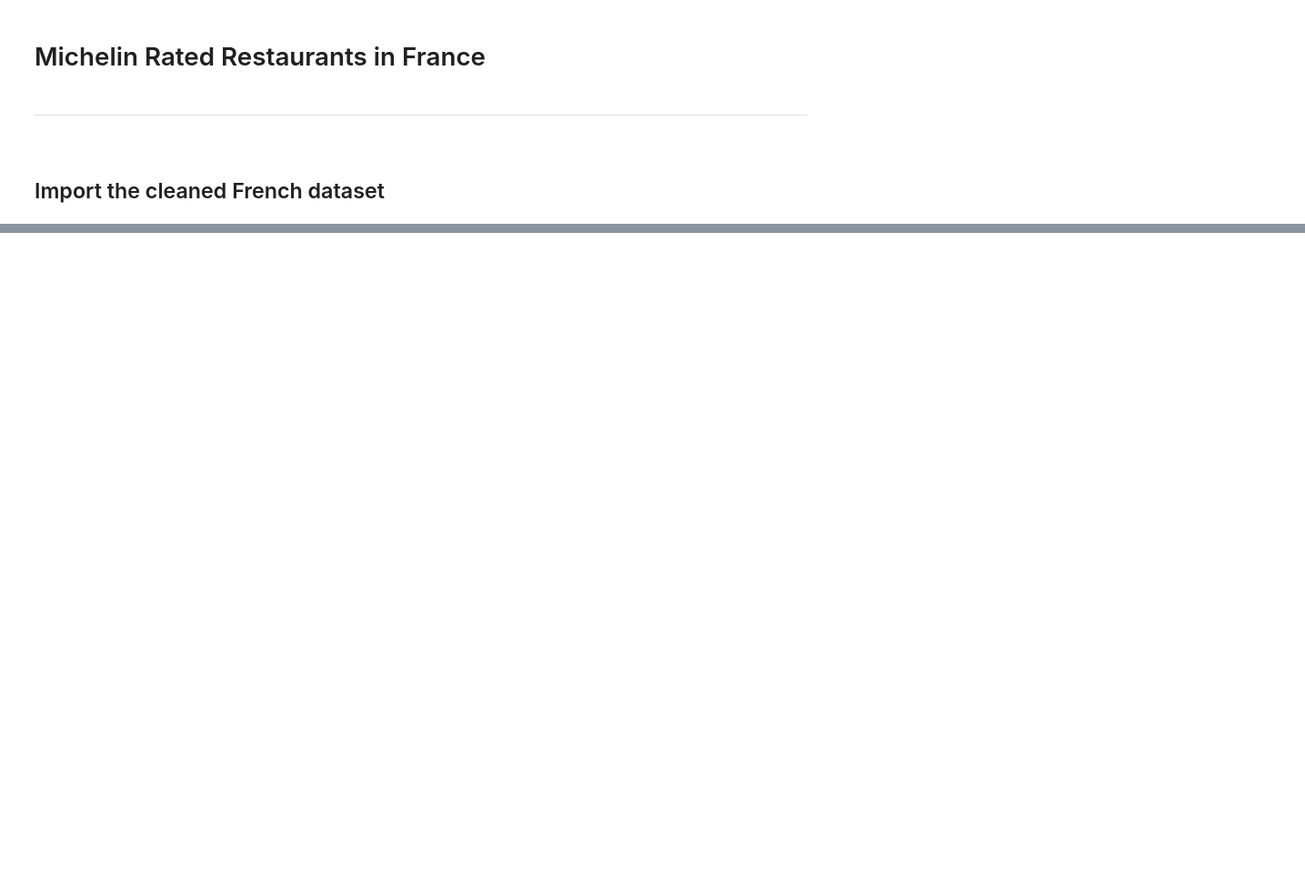
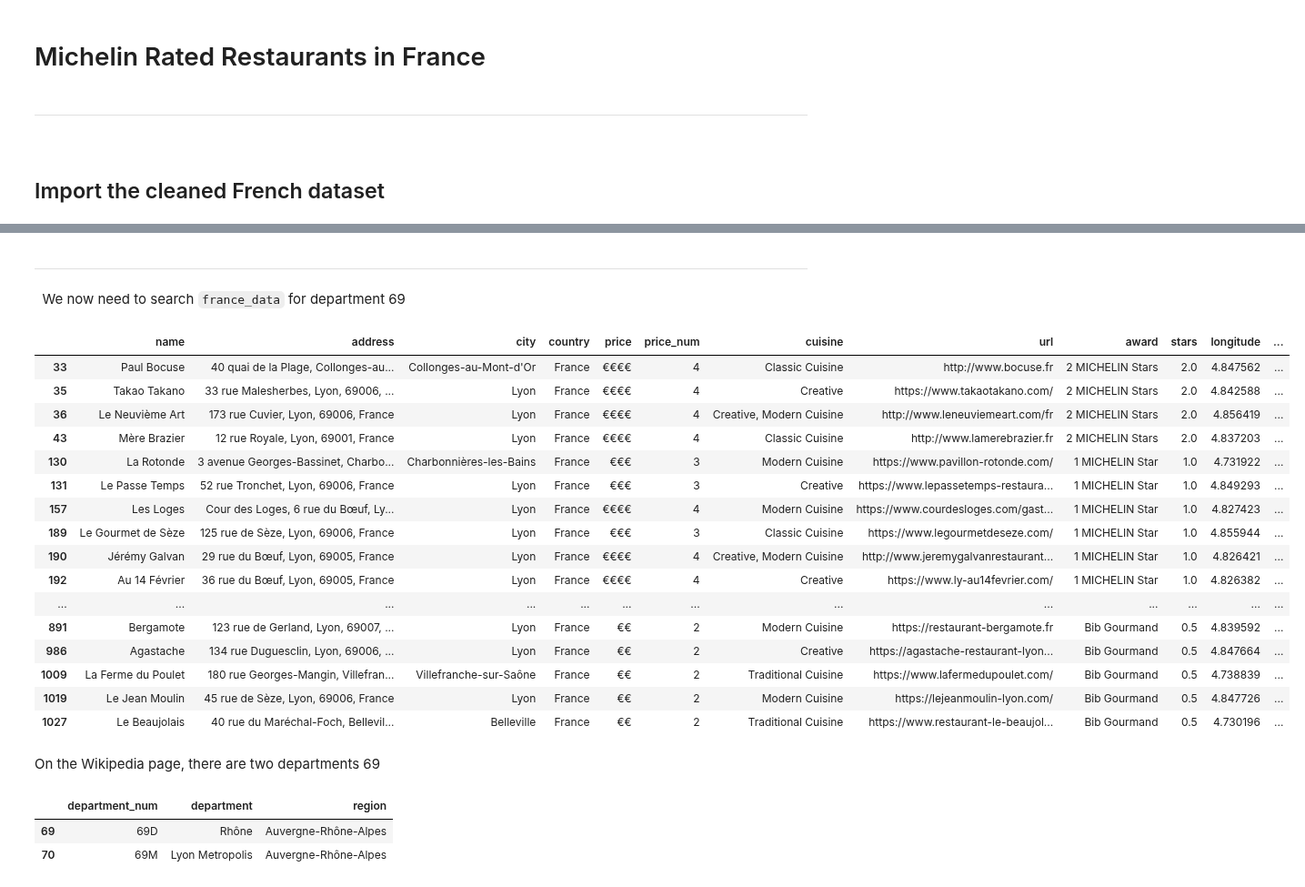
Before and after one commit to pineapple-bois/Michelin_Rated_Restaurants, a Jupyter notebook: Notebooks/France.ipynb, the cells around one changed output, grey strips where cells are left out. Shown at 91% size. Cells and saved outputs as stored; diff of their text form; code cells hidden in the pictures; blank space fills up the shorter version.

```diff
--- a/Notebooks/France.ipynb
+++ b/Notebooks/France.ipynb
@@ -26,0 +171,3 @@ france.head(10)
+# %%
+france_data = france_data.copy()
+france_data['department_num'] = france_data['address'].str.extract(r'(\b\d{5}\b)', expand=False).str[:2]
@@ -26,0 +244,34 @@ france.head(10)
+# %% [markdown]
+----
+&nbsp;
+We now need to search `france_data` for department 69
+# %%
+lyon = france_data[france_data['department_num'] == '69']
+lyon
+# %% [output]
+|  | name | address | city | country | price | price_num | cuisine | url | award | stars | longitude | ... |
+| 33 | Paul Bocuse | 40 quai de la Plage, Collonges-au... | Collonges-au-Mont-d'Or | France | €€€€ | 4 | Classic Cuisine | http://www.bocuse.fr | 2 MICHELIN Stars | 2.0 | 4.847562 | ... |
+| 35 | Takao Takano | 33 rue Malesherbes, Lyon, 69006, ... | Lyon | France | €€€€ | 4 | Creative | https://www.takaotakano.com/ | 2 MICHELIN Stars | 2.0 | 4.842588 | ... |
+| 36 | Le Neuvième Art | 173 rue Cuvier, Lyon, 69006, France | Lyon | France | €€€€ | 4 | Creative, Modern Cuisine | http://www.leneuviemeart.com/fr | 2 MICHELIN Stars | 2.0 | 4.856419 | ... |
+| 43 | Mère Brazier | 12 rue Royale, Lyon, 69001, France | Lyon | France | €€€€ | 4 | Classic Cuisine | http://www.lamerebrazier.fr | 2 MICHELIN Stars | 2.0 | 4.837203 | ... |
+| 130 | La Rotonde | 3 avenue Georges-Bassinet, Charbo... | Charbonnières-les-Bains | France | €€€ | 3 | Modern Cuisine | https://www.pavillon-rotonde.com/ | 1 MICHELIN Star | 1.0 | 4.731922 | ... |
+| 131 | Le Passe Temps | 52 rue Tronchet, Lyon, 69006, France | Lyon | France | €€€ | 3 | Creative | https://www.lepassetemps-restaura... | 1 MICHELIN Star | 1.0 | 4.849293 | ... |
+| 157 | Les Loges | Cour des Loges, 6 rue du Bœuf, Ly... | Lyon | France | €€€€ | 4 | Modern Cuisine | https://www.courdesloges.com/gast... | 1 MICHELIN Star | 1.0 | 4.827423 | ... |
+| 189 | Le Gourmet de Sèze | 125 rue de Sèze, Lyon, 69006, France | Lyon | France | €€€ | 3 | Classic Cuisine | https://www.legourmetdeseze.com/ | 1 MICHELIN Star | 1.0 | 4.855944 | ... |
+| 190 | Jérémy Galvan | 29 rue du Bœuf, Lyon, 69005, France | Lyon | France | €€€€ | 4 | Creative, Modern Cuisine | http://www.jeremygalvanrestaurant... | 1 MICHELIN Star | 1.0 | 4.826421 | ... |
+| 192 | Au 14 Février | 36 rue du Bœuf, Lyon, 69005, France | Lyon | France | €€€€ | 4 | Creative | https://www.ly-au14fevrier.com/ | 1 MICHELIN Star | 1.0 | 4.826382 | ... |
+| ... | ... | ... | ... | ... | ... | ... | ... | ... | ... | ... | ... | ... |
+| 891 | Bergamote | 123 rue de Gerland, Lyon, 69007, ... | Lyon | France | €€ | 2 | Modern Cuisine | https://restaurant-bergamote.fr | Bib Gourmand | 0.5 | 4.839592 | ... |
+| 986 | Agastache | 134 rue Duguesclin, Lyon, 69006, ... | Lyon | France | €€ | 2 | Creative | https://agastache-restaurant-lyon... | Bib Gourmand | 0.5 | 4.847664 | ... |
+| 1009 | La Ferme du Poulet | 180 rue Georges-Mangin, Villefran... | Villefranche-sur-Saône | France | €€ | 2 | Traditional Cuisine | https://www.lafermedupoulet.com/ | Bib Gourmand | 0.5 | 4.738839 | ... |
+| 1019 | Le Jean Moulin | 45 rue de Sèze, Lyon, 69006, France | Lyon | France | €€ | 2 | Modern Cuisine | https://lejeanmoulin-lyon.com/ | Bib Gourmand | 0.5 | 4.847726 | ... |
+| 1027 | Le Beaujolais | 40 rue du Maréchal-Foch, Bellevil... | Belleville | France | €€ | 2 | Traditional Cuisine | https://www.restaurant-le-beaujol... | Bib Gourmand | 0.5 | 4.730196 | ... |
+# %% [markdown]
+On the Wikipedia page, there are two departments 69
+# %%
+rhone = departments[departments['department_num'].str.startswith('69')]
+rhone
+# %% [output]
+|  | department_num | department | region |
+| 69 | 69D | Rhône | Auvergne-Rhône-Alpes |
+| 70 | 69M | Lyon Metropolis | Auvergne-Rhône-Alpes |
```
Also changed, not shown: parts of 40 cells of this notebook.
